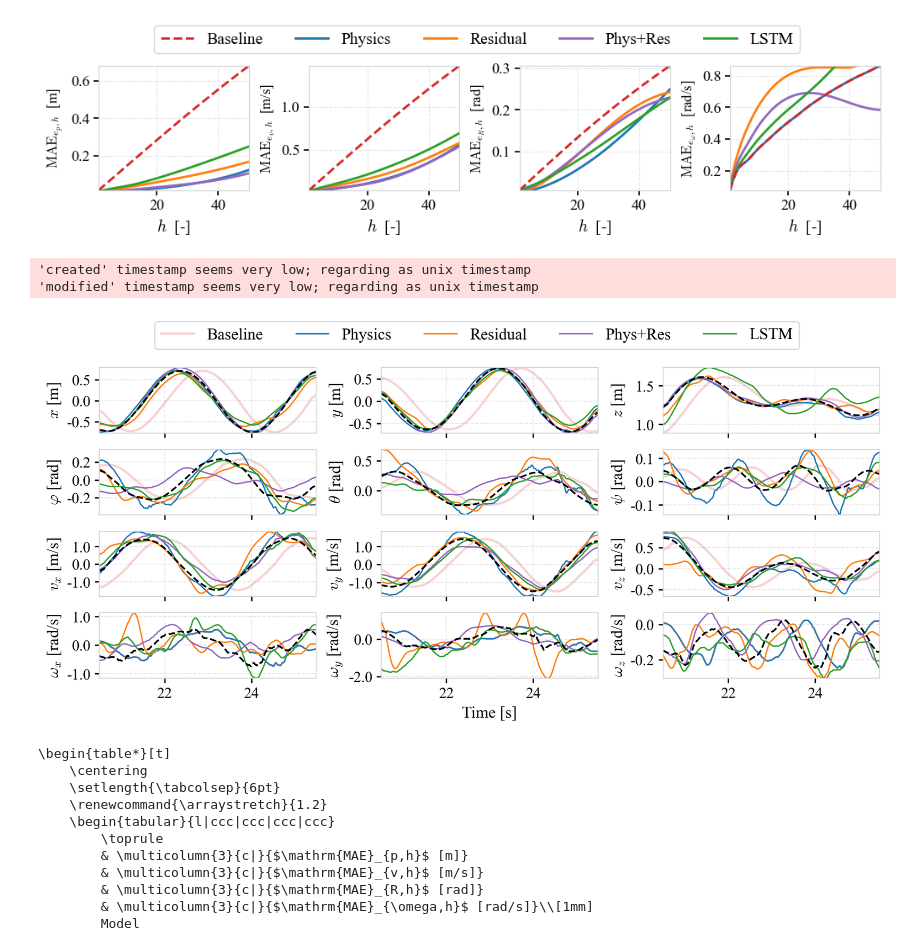
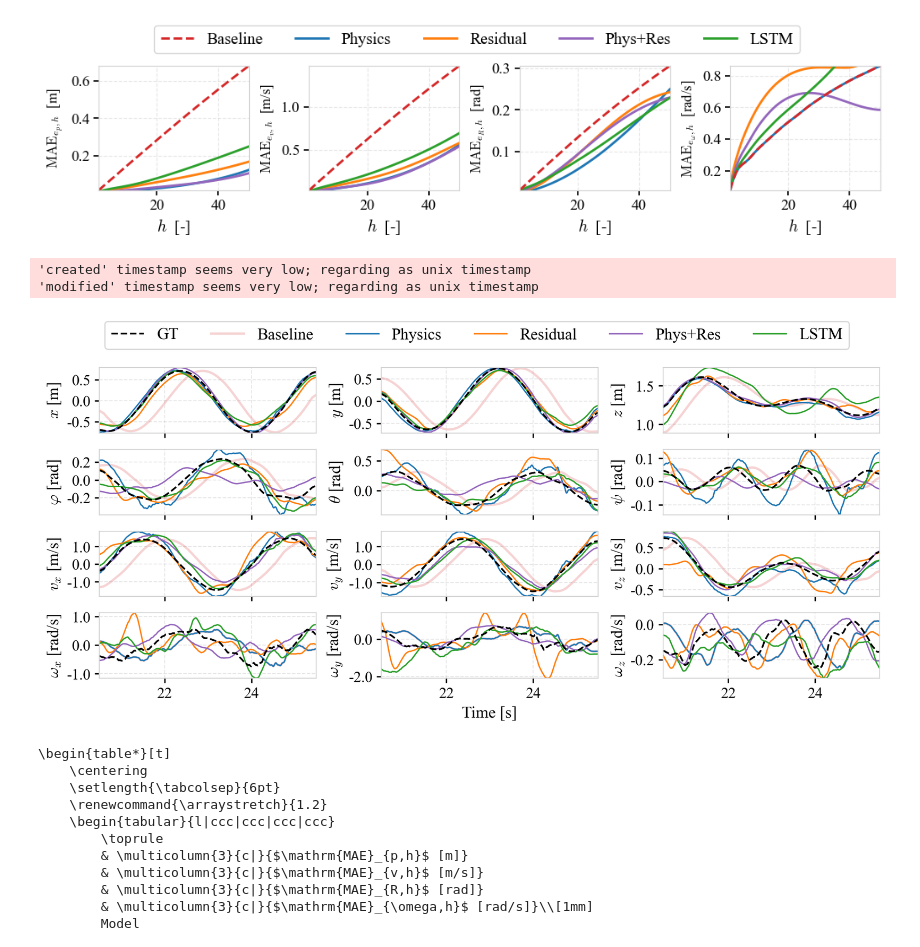
Before and after one commit to idsia-robotics/nanodrone-sysid-benchmark, a Jupyter notebook: results/model_comparison.ipynb, the cells around one changed output. Saved outputs shown, nothing was run; the diff lists cells and outputs as text; code cells hidden in the pictures.

Commit message:
added after run test_lstm

```diff
--- a/results/model_comparison.ipynb
+++ b/results/model_comparison.ipynb
@@ -441,35 +441,35 @@ def plot_multistate_predictions(h=50, N_start=0, N_end=None):
     # fig.legend(handles, labels, loc='upper center', ncols=6,
     #            bbox_to_anchor=(0.5, 1), fontsize=14, frameon=True)
 
     labelx = -0.17  # axes coords
 
     for ax in axs.flat:
         ax.yaxis.set_label_coords(labelx, 0.5)
 
     plt.subplots_adjust(top=0.86, bottom=0.12, hspace=0.25, wspace=0.3)
 
     # Reorder legend so Baseline is FIRST
-    legend_order = ["Baseline", "Physics", "Residual", "Phys+Res", "LSTM"]
+    legend_order = ["GT", "Baseline", "Physics", "Residual", "Phys+Res", "LSTM"]
     legend_handles = [handles[labels.index(m)] for m in legend_order]
 
     fig.legend(
     legend_handles, legend_order,
     loc="upper center",
     ncols=6,
     bbox_to_anchor=(0.5, .99),
     fontsize=14
     )
 
     plt.savefig('new_lineplots_models.pdf', bbox_inches='tight')
     plt.show()
 
 N_start = 2000
 N_end = N_start + 500
 plot_multistate_predictions(h=50, N_start=N_start, N_end=N_end)
 # %% [output]
 'created' timestamp seems very low; regarding as unix timestamp
 'modified' timestamp seems very low; regarding as unix timestamp
-[figure, old version]
+[figure, new version]
 # %%
 import numpy as np
 import pandas as pd
```
Also changed, not shown: 12 other files.
